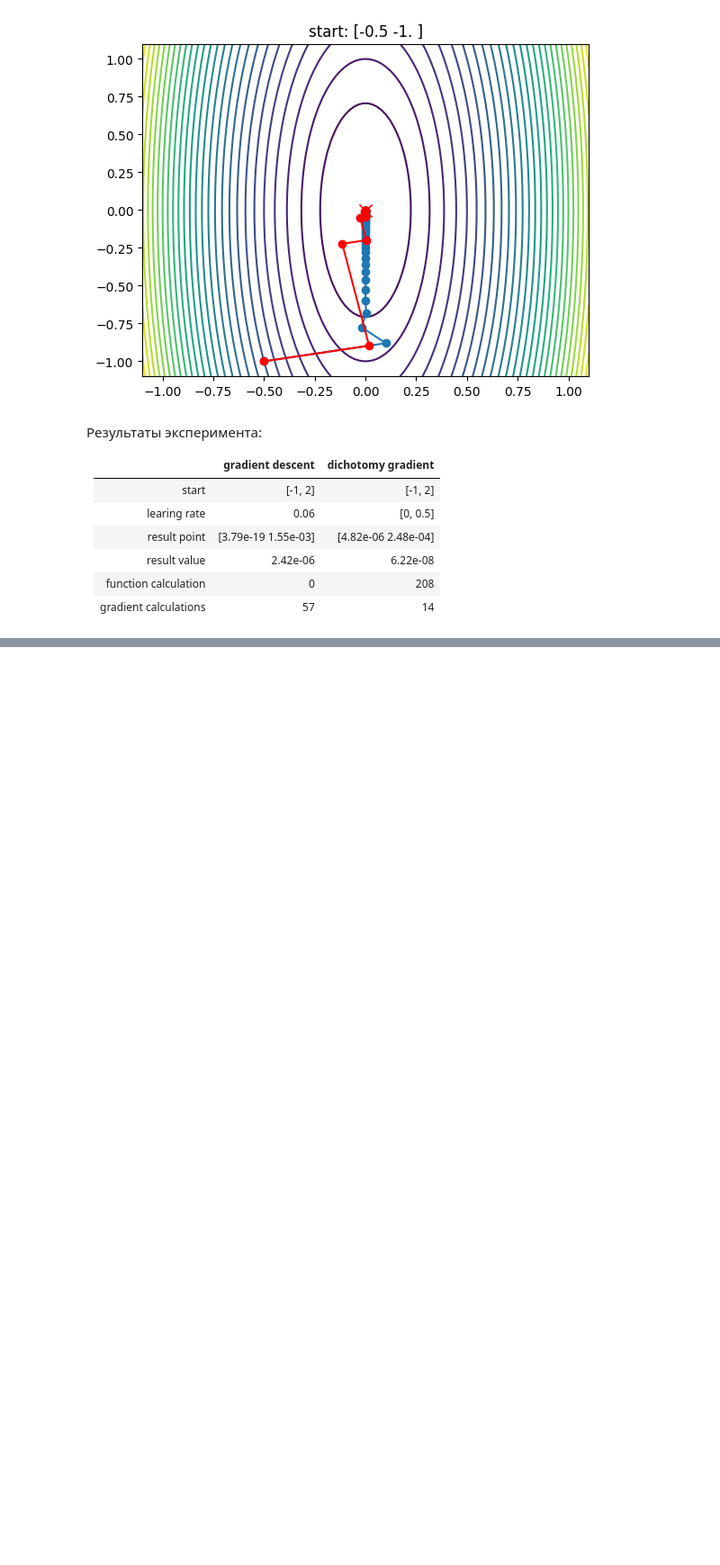
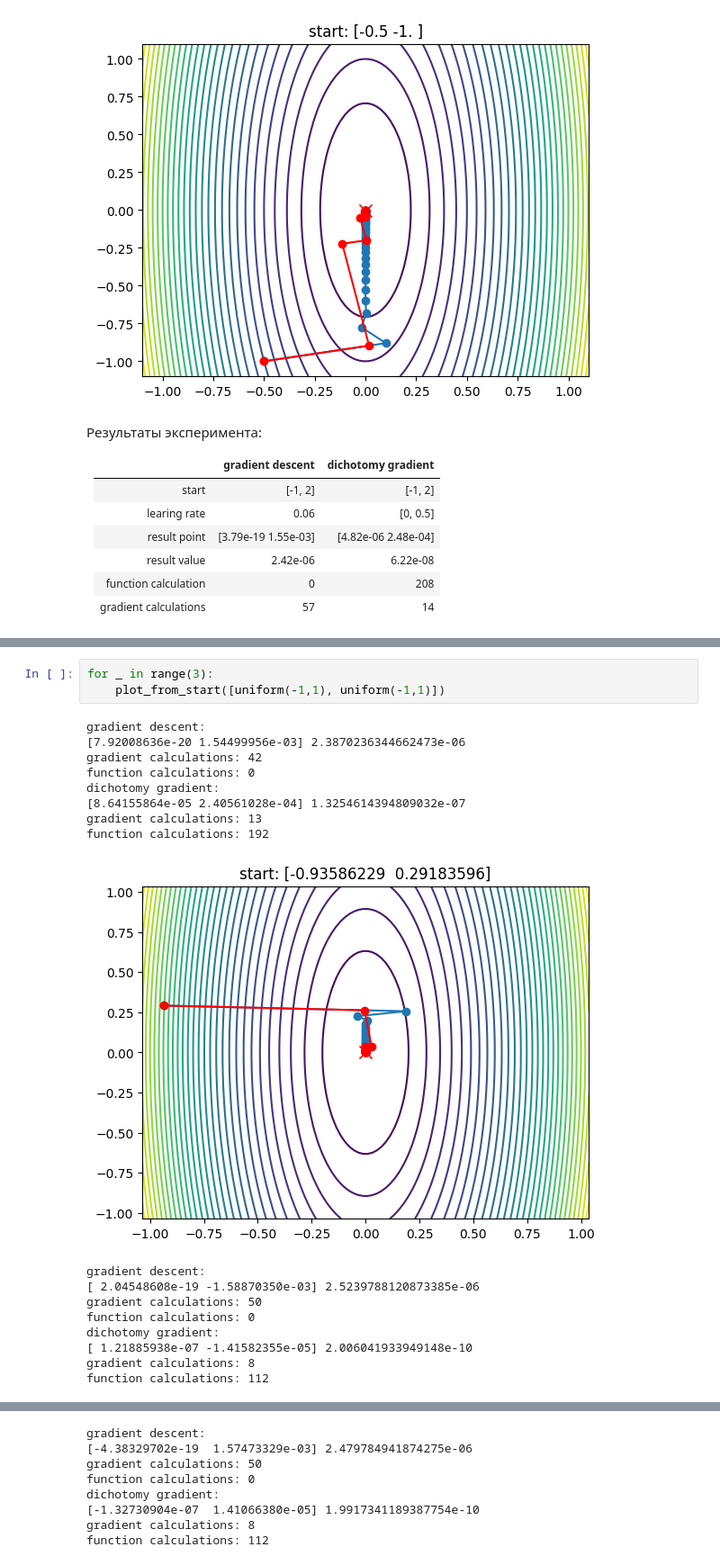
Before and after one commit to ivashka27/met_opt_danya3, a Jupyter notebook: lab1/report.ipynb, the cells around one changed output, grey strips where cells are left out. Shown at 90% size. Saved outputs shown, nothing was run; the diff lists cells and outputs as text; blank space fills up the shorter version.

```diff
--- a/lab1/report.ipynb
+++ b/lab1/report.ipynb
@@ -66,0 +80,21 @@ function calculations: 192
+# %%
+for _ in range(3):
+    plot_from_start([uniform(-1,1), uniform(-1,1)])
+# %% [output]
+gradient descent:
+[7.92008636e-20 1.54499956e-03] 2.3870236344662473e-06
+gradient calculations: 42
+function calculations: 0
+dichotomy gradient:
+[8.64155864e-05 2.40561028e-04] 1.3254614394809032e-07
+gradient calculations: 13
+function calculations: 192
+[figure, added]
+gradient descent:
+[ 2.04548608e-19 -1.58870350e-03] 2.5239788120873385e-06
+gradient calculations: 50
+function calculations: 0
+dichotomy gradient:
+[ 1.21885938e-07 -1.41582355e-05] 2.006041933949148e-10
+gradient calculations: 8
+function calculations: 112
@@ -66,0 +102,8 @@ function calculations: 192
+gradient descent:
+[-4.38329702e-19  1.57473329e-03] 2.479784941874275e-06
+gradient calculations: 50
+function calculations: 0
+dichotomy gradient:
+[-1.32730904e-07  1.41066380e-05] 1.9917341189387754e-10
+gradient calculations: 8
+function calculations: 112
```
Also changed, not shown: parts of 3 cells of this notebook.
